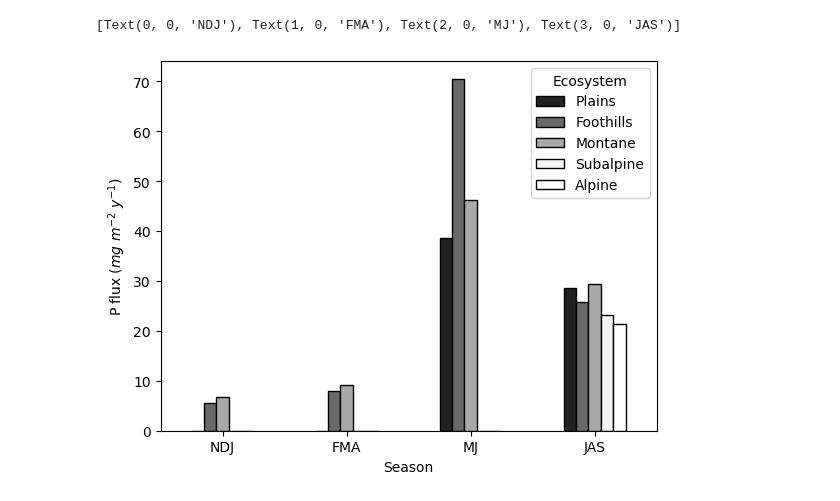
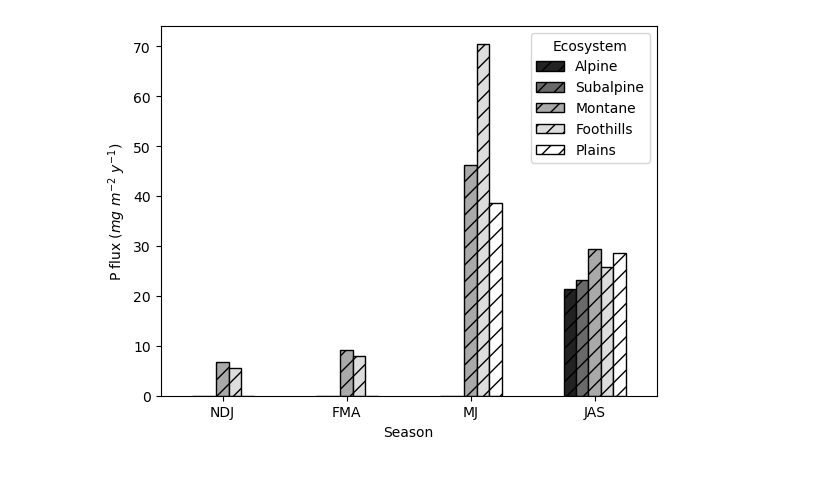
Before and after one commit to skip-skip/BiogeochemHW1, a Jupyter notebook: HW1.ipynb, the cells around one changed output. Saved outputs shown, nothing was run; the diff lists cells and outputs as text; code cells hidden in the pictures.

```diff
--- a/HW1.ipynb
+++ b/HW1.ipynb
@@ -26,6 +30,8 @@ df = df.pivot(columns='Ecosystem', index='Season', values=['P_flux','Ca_flux'])
 # %%
+# Break P flux and Ca flux into two dataframes and rearrange order of rows/columns
+# so season is ordered by time and ecosystems are ordered by elevation when plotting
 season_order = ['NDJ','FMA','MJ','JAS']
-ecosys_order = ['Plains','Foothills','Montane','Subalpine','Alpine']
+ecosys_order = ['Alpine','Subalpine','Montane','Foothills','Plains']
 P_df = df['P_flux']
 P_df = P_df.loc[season_order,ecosys_order]
 Ca_df = df['Ca_flux']
@@ -39,6 +45,6 @@ ax.set_xticklabels(P_df.index,rotation='horizontal')
 # %%
-ax=P_df.plot.bar(edgecolor='black',color=['#222222','dimgray', 'darkgray', 'whitesmoke','white'], ylabel='P flux ($mg$ $m^{-2}$ $y^{-1}$)')
-ax.set_xticklabels(P_df.index,rotation='horizontal')
+# Plot P flux
+ax=P_df.plot.bar(edgecolor='black',color=['#222222','dimgray', 'darkgray', '#DDDDDD','white'],
+                 rot=0, ylabel='P flux ($mg$ $m^{-2}$ $y^{-1}$)',hatch='//')
 # %% [output]
-[Text(0, 0, 'NDJ'), Text(1, 0, 'FMA'), Text(2, 0, 'MJ'), Text(3, 0, 'JAS')]
-[figure, old version]
+[figure, new version]
```
Also changed, not shown: parts of 10 cells of this notebook.
